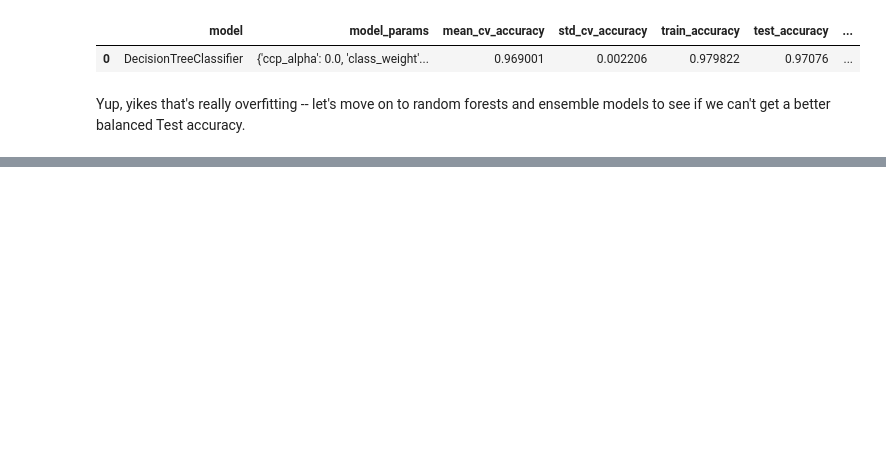
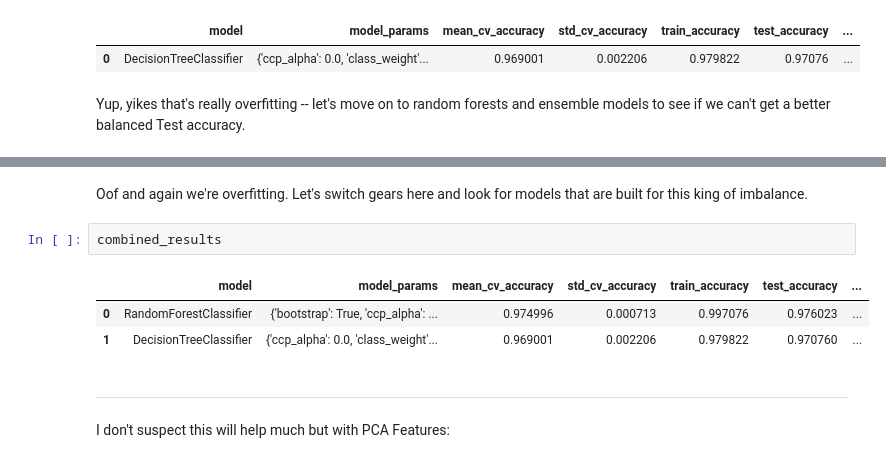
Before and after one commit to LeeMcFarling/AFL_Project_backup, a Jupyter notebook: Modeling/Weekly Assignments/Week_6.ipynb, the cells around one changed output, grey strips where cells are left out. Cells and saved outputs as stored; diff of their text form; blank space fills up the shorter version.

```diff
--- a/Modeling/Weekly Assignments/Week_6.ipynb
+++ b/Modeling/Weekly Assignments/Week_6.ipynb
@@ -542,0 +778,12 @@ Yup, yikes that's really overfitting -- let's move on to random forests and ense
+# %% [markdown]
+Oof and again we're overfitting. Let's switch gears here and look for models that are built for this king of imbalance.
+# %%
+combined_results
+# %% [output]
+|  | model | model_params | mean_cv_accuracy | std_cv_accuracy | train_accuracy | test_accuracy | ... |
+| 0 | RandomForestClassifier | {'bootstrap': True, 'ccp_alpha': ... | 0.974996 | 0.000713 | 0.997076 | 0.976023 | ... |
+| 1 | DecisionTreeClassifier | {'ccp_alpha': 0.0, 'class_weight'... | 0.969001 | 0.002206 | 0.979822 | 0.970760 | ... |
+# %% [markdown]
+___
+# %% [markdown]
+I don't suspect this will help much but with PCA Features:
```
Also changed, not shown: parts of 35 cells of this notebook.
